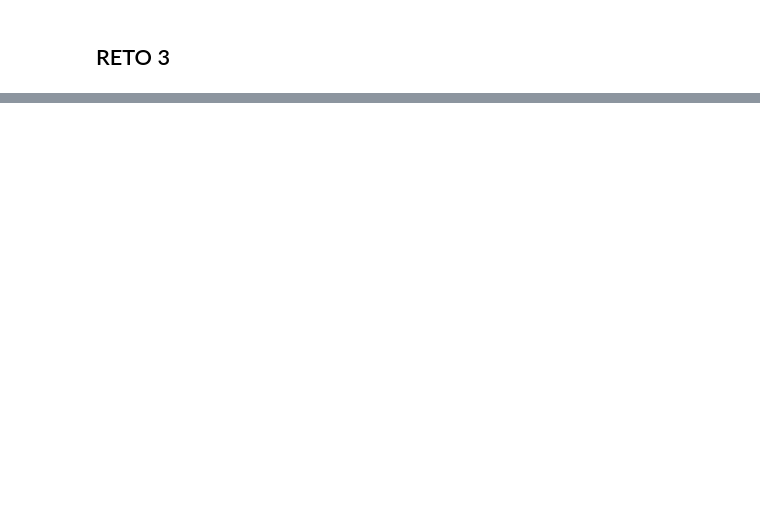
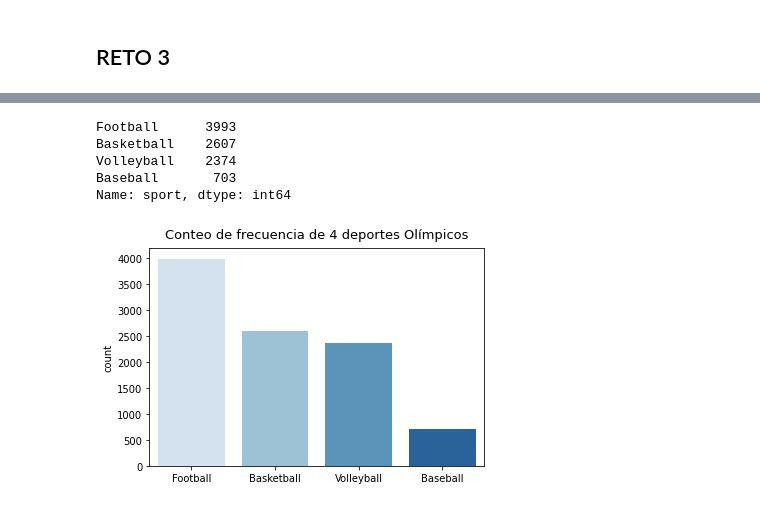
Before and after one commit to LIZZETHGOMEZ/BEDU-Santander, a Jupyter notebook: Analisis de Datos con Python/Sesion_6.ipynb, the cells around one changed output, grey strips where cells are left out. Saved outputs shown, nothing was run; the diff lists cells and outputs as text; code cells hidden in the pictures; blank space fills up the shorter version.

```diff
--- a/Analisis de Datos con Python/Sesion_6.ipynb
+++ b/Analisis de Datos con Python/Sesion_6.ipynb
@@ -205,0 +216,3 @@ mapa
+# %%
+df = pd.read_csv("/content/drive/MyDrive/datasets_BEDU/Remoto athlete_olympic_events-clean.csv", index_col = 0)
+df.head()
@@ -205,0 +227,23 @@ mapa
+# %%
+#Agrupamos por nombre, sexo y deporte
+df_grouped = df.groupby('name')[['sex', 'sport']].max()
+# %%
+#Ahora queremos solo los que si estan en los 4 deportes especificos
+df_ball = df_grouped[df_grouped['sport'].isin(['Basketball', 'Volleyball', 'Football', 'Baseball'])]
+# %%
+value_counts = df_ball['sport'].value_counts()
+value_counts
+# %% [output]
+Football      3993
+Basketball    2607
+Volleyball    2374
+Baseball       703
+Name: sport, dtype: int64
+# %%
+# Graficamos lo anterior
+
+sns.barplot(x = value_counts.index, y = value_counts, palette='Blues');
+plt.ylabel('count')
+plt.title('Conteo de frecuencia de 4 deportes Olímpicos', fontsize=13, pad=10);
+# %% [output]
+[figure, added]
```
Also changed, not shown: parts of 17 cells of this notebook.
